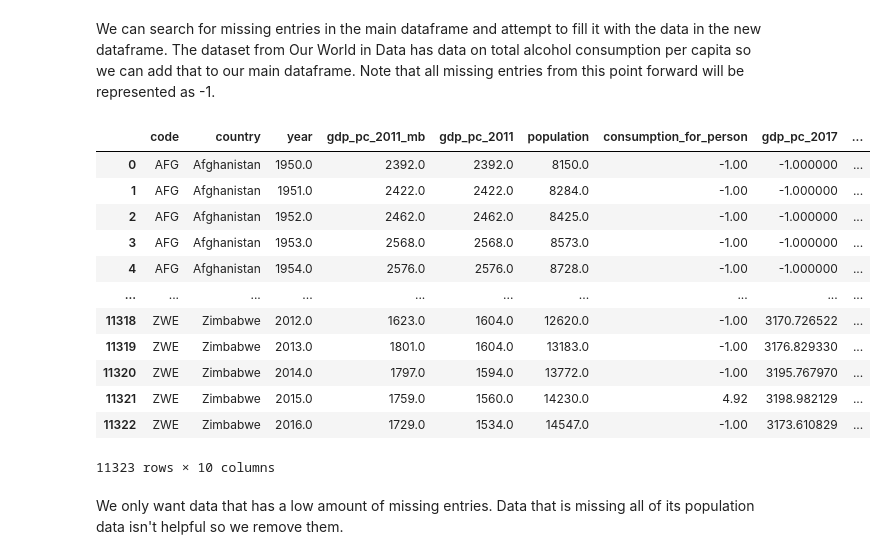
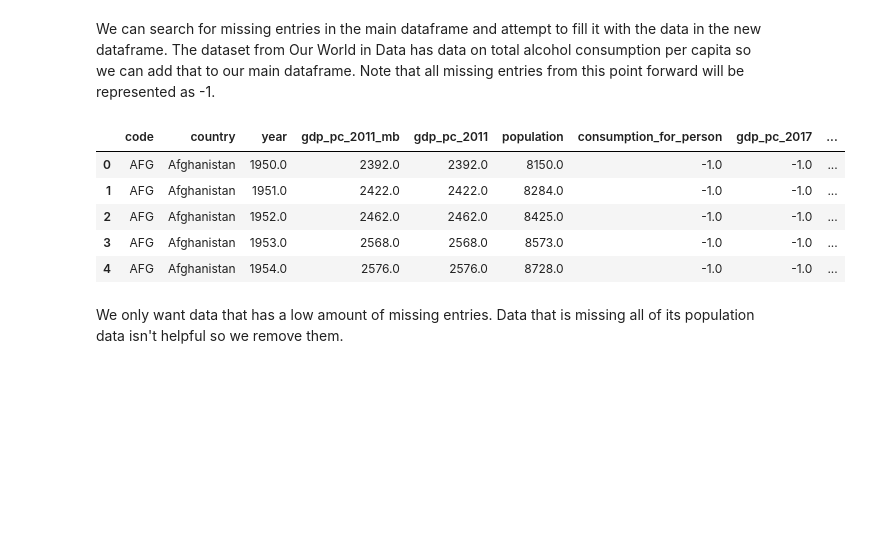
Before and after one commit to evanamay/CMSC320-Final-Project, a Jupyter notebook: tutorial.ipynb, the cells around one changed output. Saved outputs shown, nothing was run; the diff lists cells and outputs as text; code cells hidden in the pictures; blank space fills up the shorter version.

```diff
--- a/tutorial.ipynb
+++ b/tutorial.ipynb
@@ -277,43 +250,36 @@ We can search for missing entries in the main dataframe and attempt to fill it w
 # %%
 hit_years_arr = np.sort(pd.unique(combined_df.year).reshape(-1))
 
 temp_comb = combined_df
 
 cpc_merge = cpc_df.drop(labels=["gdp_pc_2017","consumption_for_person", "population_cpc", "total_liters_consumed"],
                              axis = 1)
 
 for code in codes_arr:
   cpc_code = cpc_merge[cpc_merge.code == code]
   combined_code = combined_df[combined_df.code == code]
   missing_years = np.array(hit_years_arr)
   sub_years = np.array(combined_code.year.to_numpy())
   missing_years = np.setdiff1d(missing_years, sub_years)
 
   if len(missing_years > 0):
     cpc_fill = cpc_code[cpc_code.year.isin(missing_years)]
     cpc_fill.index += len(temp_comb.index)
     temp_comb = pd.concat([temp_comb,cpc_fill])
 
 cpc_merge = cpc_df.drop(labels = ["country"], axis = 1)
 temp_comb = pd.merge(how = "left", left = temp_comb, right = cpc_merge, on=["code","year"])
 temp_comb = temp_comb.fillna(-1)
 
 combined_df = temp_comb
-combined_df
+combined_df.head()
 # %% [output]
 |  | code | country | year | gdp_pc_2011_mb | gdp_pc_2011 | population | consumption_for_person | gdp_pc_2017 | ... |
-| 0 | AFG | Afghanistan | 1950.0 | 2392.0 | 2392.0 | 8150.0 | -1.00 | -1.000000 | ... |
-| 1 | AFG | Afghanistan | 1951.0 | 2422.0 | 2422.0 | 8284.0 | -1.00 | -1.000000 | ... |
-| 2 | AFG | Afghanistan | 1952.0 | 2462.0 | 2462.0 | 8425.0 | -1.00 | -1.000000 | ... |
-| 3 | AFG | Afghanistan | 1953.0 | 2568.0 | 2568.0 | 8573.0 | -1.00 | -1.000000 | ... |
-| 4 | AFG | Afghanistan | 1954.0 | 2576.0 | 2576.0 | 8728.0 | -1.00 | -1.000000 | ... |
-| ... | ... | ... | ... | ... | ... | ... | ... | ... | ... |
-| 11318 | ZWE | Zimbabwe | 2012.0 | 1623.0 | 1604.0 | 12620.0 | -1.00 | 3170.726522 | ... |
-| 11319 | ZWE | Zimbabwe | 2013.0 | 1801.0 | 1604.0 | 13183.0 | -1.00 | 3176.829330 | ... |
-| 11320 | ZWE | Zimbabwe | 2014.0 | 1797.0 | 1594.0 | 13772.0 | -1.00 | 3195.767970 | ... |
-| 11321 | ZWE | Zimbabwe | 2015.0 | 1759.0 | 1560.0 | 14230.0 | 4.92 | 3198.982129 | ... |
-| 11322 | ZWE | Zimbabwe | 2016.0 | 1729.0 | 1534.0 | 14547.0 | -1.00 | 3173.610829 | ... |
+| 0 | AFG | Afghanistan | 1950.0 | 2392.0 | 2392.0 | 8150.0 | -1.0 | -1.0 | ... |
+| 1 | AFG | Afghanistan | 1951.0 | 2422.0 | 2422.0 | 8284.0 | -1.0 | -1.0 | ... |
+| 2 | AFG | Afghanistan | 1952.0 | 2462.0 | 2462.0 | 8425.0 | -1.0 | -1.0 | ... |
+| 3 | AFG | Afghanistan | 1953.0 | 2568.0 | 2568.0 | 8573.0 | -1.0 | -1.0 | ... |
+| 4 | AFG | Afghanistan | 1954.0 | 2576.0 | 2576.0 | 8728.0 | -1.0 | -1.0 | ... |
-11323 rows × 10 columns
 # %% [markdown]
 We only want data that has a low amount of missing entries. Data that is missing all of its population data isn't helpful so we remove them.
 # %%
```
Also changed, not shown: parts of 32 cells of this notebook.
